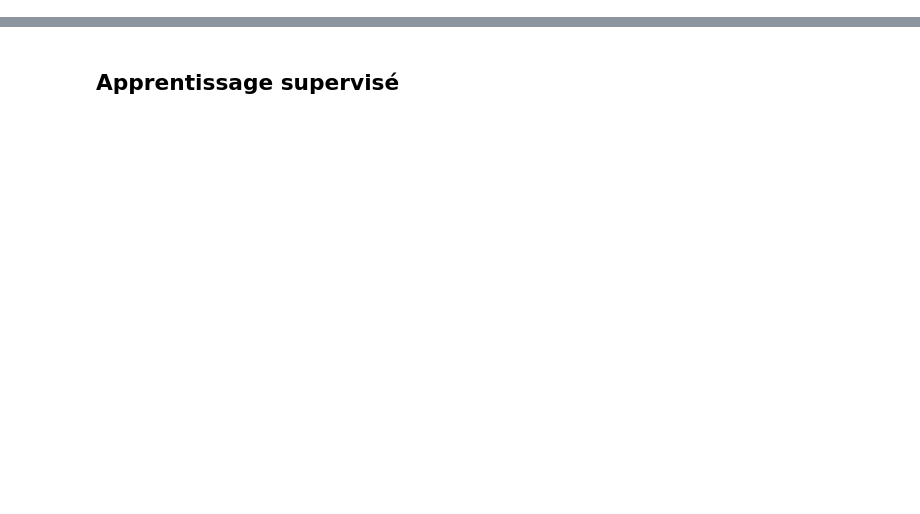
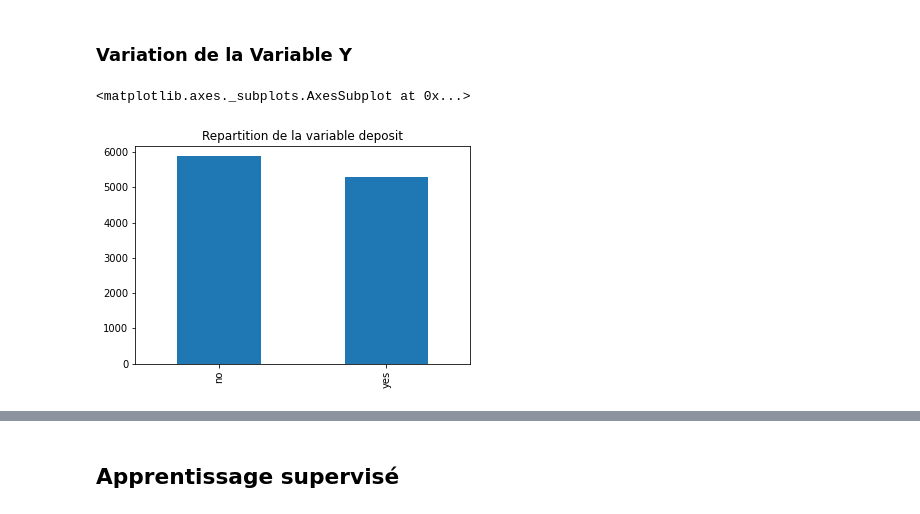
Before and after one commit to daj10/Bank-Marketing-ML, a Jupyter notebook: bank_marketing.ipynb, the cells around one changed output, grey strips where cells are left out. Saved outputs shown, nothing was run; the diff lists cells and outputs as text; code cells hidden in the pictures; blank space fills up the shorter version.

```diff
--- a/bank_marketing.ipynb
+++ b/bank_marketing.ipynb
@@ -2,0 +260,11 @@
+# %% [markdown]
+### Variation de la Variable Y
+# %%
+#Analyse de la colonne des réponses
+value_counts = data['deposit'].value_counts()
+
+value_counts.plot.bar(title = 'Repartition de la variable deposit')
+#plt.savefig('y')
+# %% [output]
+<matplotlib.axes._subplots.AxesSubplot at 0x...>
+[figure, added]
```
Also changed, not shown: parts of 202 cells of this notebook.
